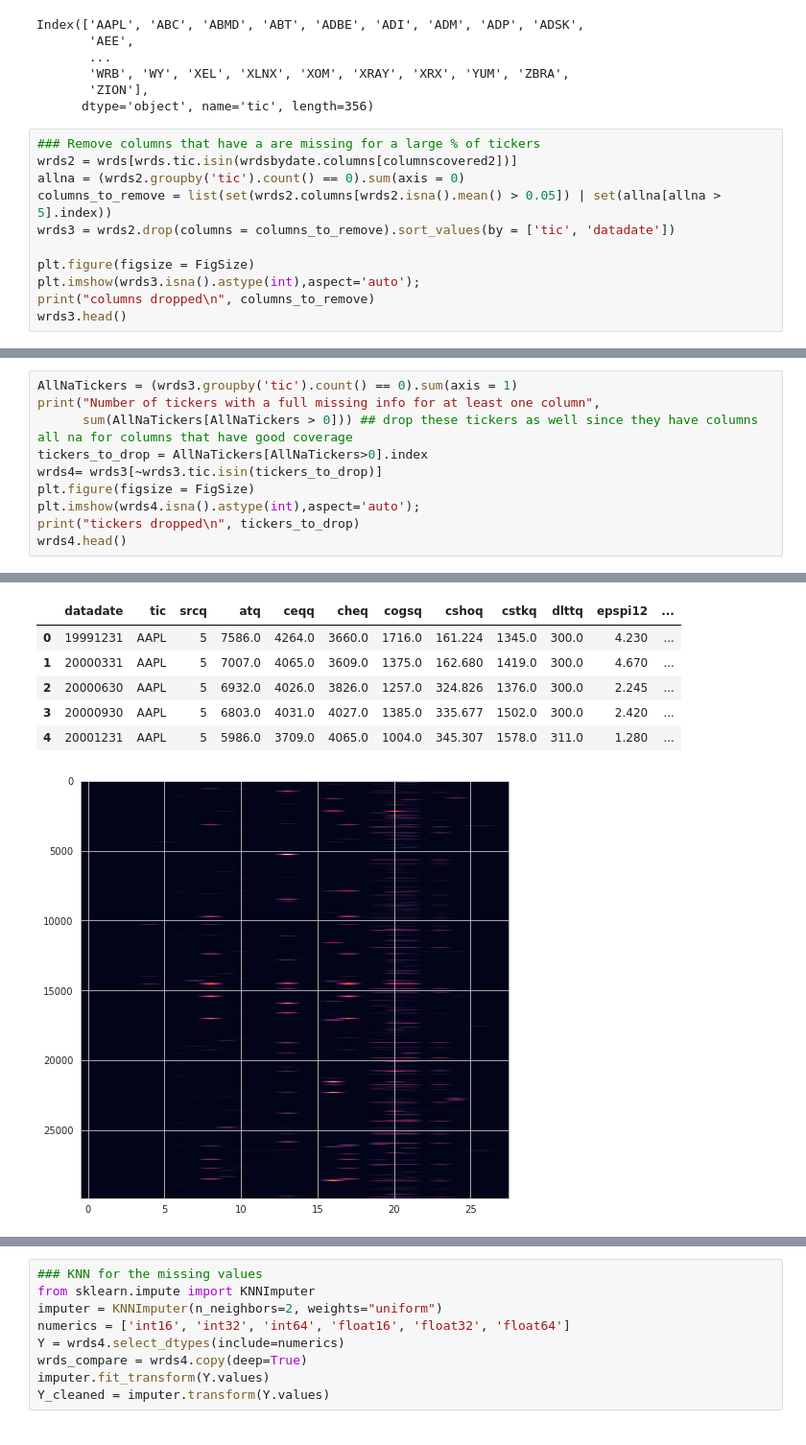
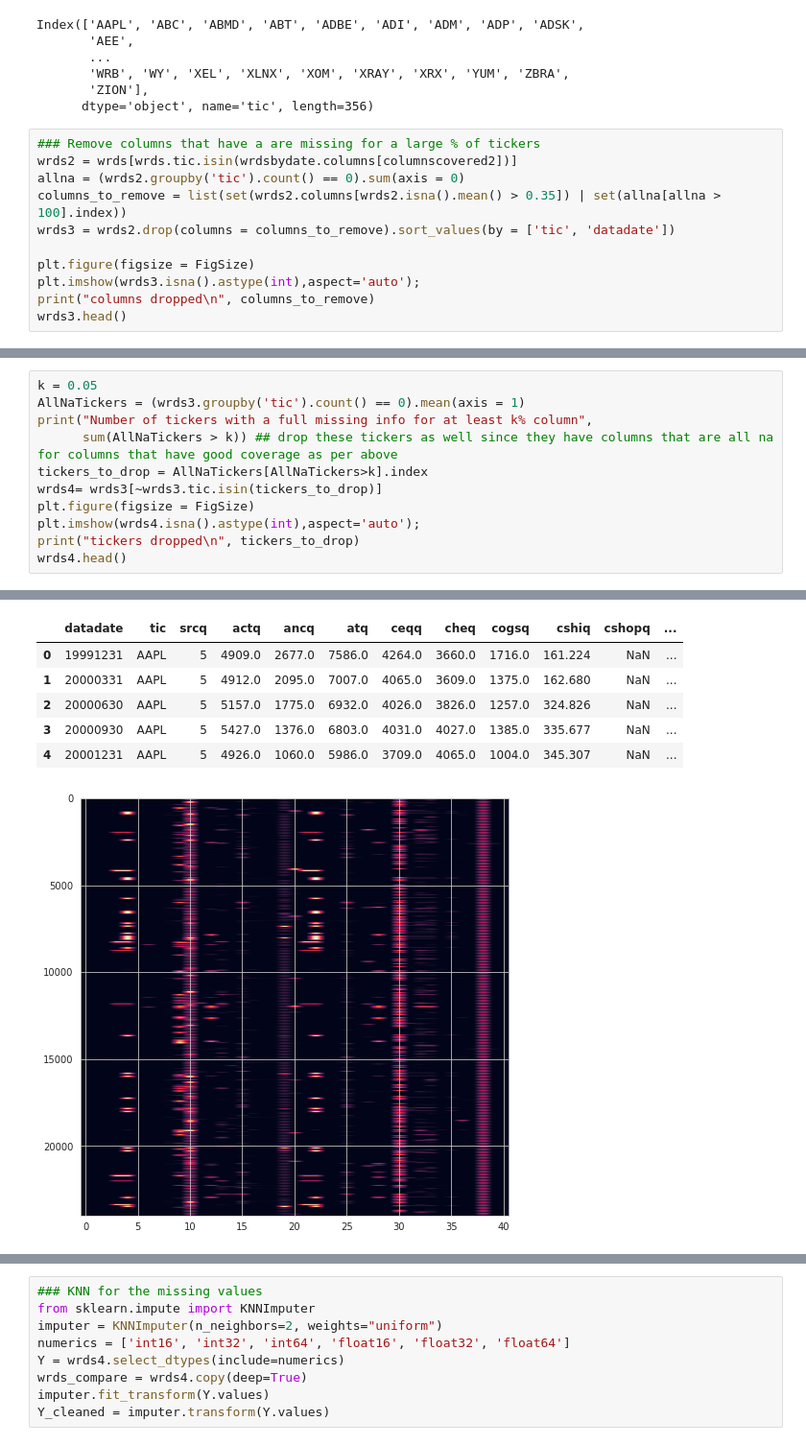
Before and after one commit to davidislip/SVM-and-MVO, a Jupyter notebook: Data_Processing.ipynb, the cells around one changed output, grey strips where cells are left out. Shown at 96% size. Saved outputs shown, nothing was run; the diff lists cells and outputs as text.

```diff
--- a/Data_Processing.ipynb
+++ b/Data_Processing.ipynb
@@ -212,7 +214,7 @@ Index(['AAPL', 'ABC', 'ABMD', 'ABT', 'ADBE', 'ADI', 'ADM', 'ADP', 'ADSK',
 ### Remove columns that have a are missing for a large % of tickers
 wrds2 = wrds[wrds.tic.isin(wrdsbydate.columns[columnscovered2])]
 allna = (wrds2.groupby('tic').count() == 0).sum(axis = 0)
-columns_to_remove = list(set(wrds2.columns[wrds2.isna().mean() > 0.05]) | set(allna[allna > 5].index))
+columns_to_remove = list(set(wrds2.columns[wrds2.isna().mean() > 0.35]) | set(allna[allna > 100].index))
 wrds3 = wrds2.drop(columns = columns_to_remove).sort_values(by = ['tic', 'datadate'])
 
 plt.figure(figsize = FigSize)
@@ -232,8 +234,9 @@ columns dropped
 # %%
-AllNaTickers = (wrds3.groupby('tic').count() == 0).sum(axis = 1)
-print("Number of tickers with a full missing info for at least one column",
-      sum(AllNaTickers[AllNaTickers > 0])) ## drop these tickers as well since they have columns all na for columns that have good coverage
-tickers_to_drop = AllNaTickers[AllNaTickers>0].index
+k = 0.05
+AllNaTickers = (wrds3.groupby('tic').count() == 0).mean(axis = 1)
+print("Number of tickers with a full missing info for at least k% column",
+      sum(AllNaTickers > k)) ## drop these tickers as well since they have columns that are all na for columns that have good coverage as per above
+tickers_to_drop = AllNaTickers[AllNaTickers>k].index
 wrds4= wrds3[~wrds3.tic.isin(tickers_to_drop)]
 plt.figure(figsize = FigSize)
 plt.imshow(wrds4.isna().astype(int),aspect='auto');
@@ -246,10 +257,10 @@ tickers dropped
-|  | datadate | tic | srcq | atq | ceqq | cheq | cogsq | cshoq | cstkq | dlttq | epspi12 | ... |
-| 0 | 19991231 | AAPL | 5 | 7586.0 | 4264.0 | 3660.0 | 1716.0 | 161.224 | 1345.0 | 300.0 | 4.230 | ... |
-| 1 | 20000331 | AAPL | 5 | 7007.0 | 4065.0 | 3609.0 | 1375.0 | 162.680 | 1419.0 | 300.0 | 4.670 | ... |
-| 2 | 20000630 | AAPL | 5 | 6932.0 | 4026.0 | 3826.0 | 1257.0 | 324.826 | 1376.0 | 300.0 | 2.245 | ... |
-| 3 | 20000930 | AAPL | 5 | 6803.0 | 4031.0 | 4027.0 | 1385.0 | 335.677 | 1502.0 | 300.0 | 2.420 | ... |
-| 4 | 20001231 | AAPL | 5 | 5986.0 | 3709.0 | 4065.0 | 1004.0 | 345.307 | 1578.0 | 311.0 | 1.280 | ... |
+|  | datadate | tic | srcq | actq | ancq | atq | ceqq | cheq | cogsq | cshiq | cshopq | ... |
+| 0 | 19991231 | AAPL | 5 | 4909.0 | 2677.0 | 7586.0 | 4264.0 | 3660.0 | 1716.0 | 161.224 | NaN | ... |
+| 1 | 20000331 | AAPL | 5 | 4912.0 | 2095.0 | 7007.0 | 4065.0 | 3609.0 | 1375.0 | 162.680 | NaN | ... |
+| 2 | 20000630 | AAPL | 5 | 5157.0 | 1775.0 | 6932.0 | 4026.0 | 3826.0 | 1257.0 | 324.826 | NaN | ... |
+| 3 | 20000930 | AAPL | 5 | 5427.0 | 1376.0 | 6803.0 | 4031.0 | 4027.0 | 1385.0 | 335.677 | NaN | ... |
+| 4 | 20001231 | AAPL | 5 | 4926.0 | 1060.0 | 5986.0 | 3709.0 | 4065.0 | 1004.0 | 345.307 | NaN | ... |
-[figure, old version]
+[figure, new version]
 # %%
 numvalid_by_tic = wrds4.groupby('tic').count().min(axis=1).sort_values()
 #for each date what % of ticker have missing reports?
```
Also changed, not shown: parts of 29 cells of this notebook.
